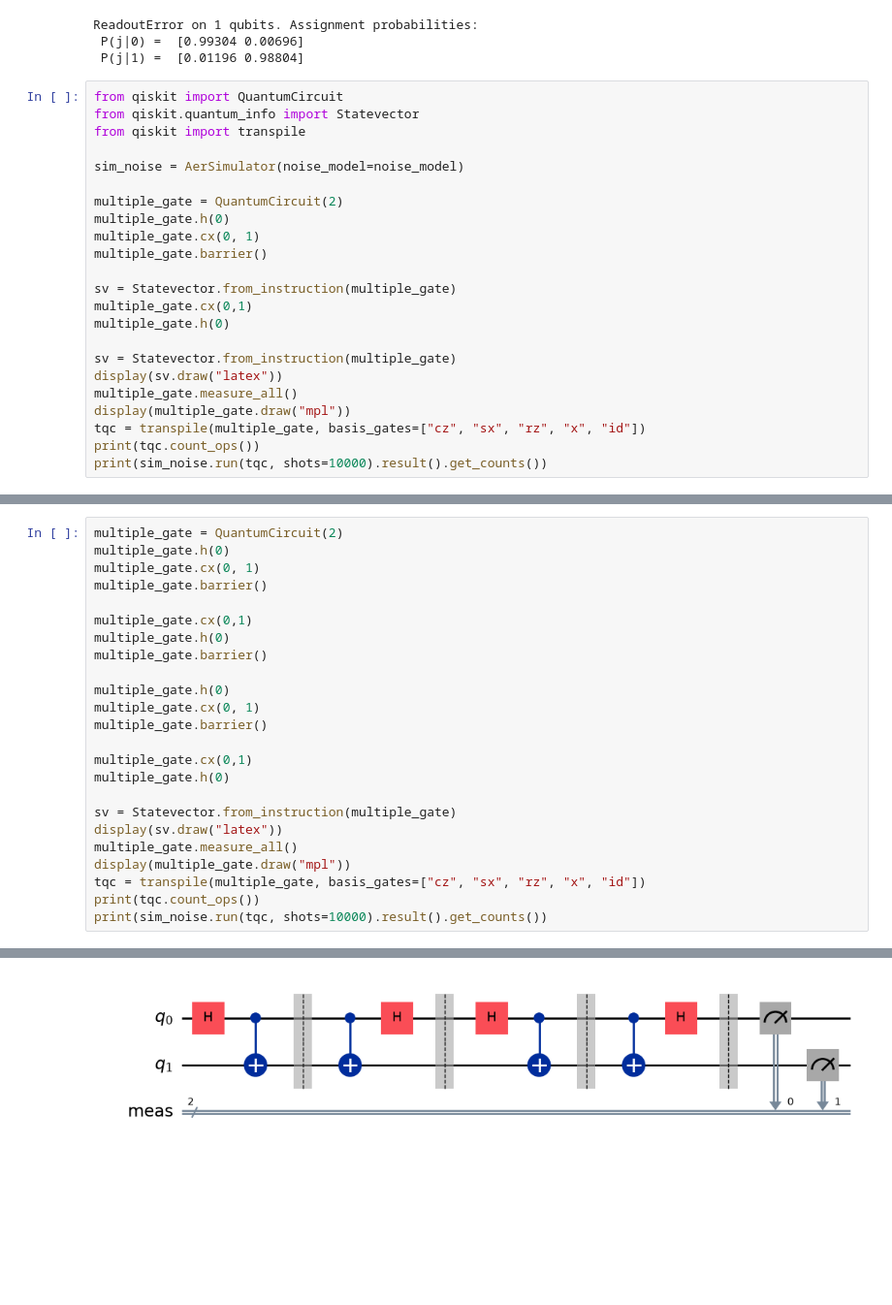
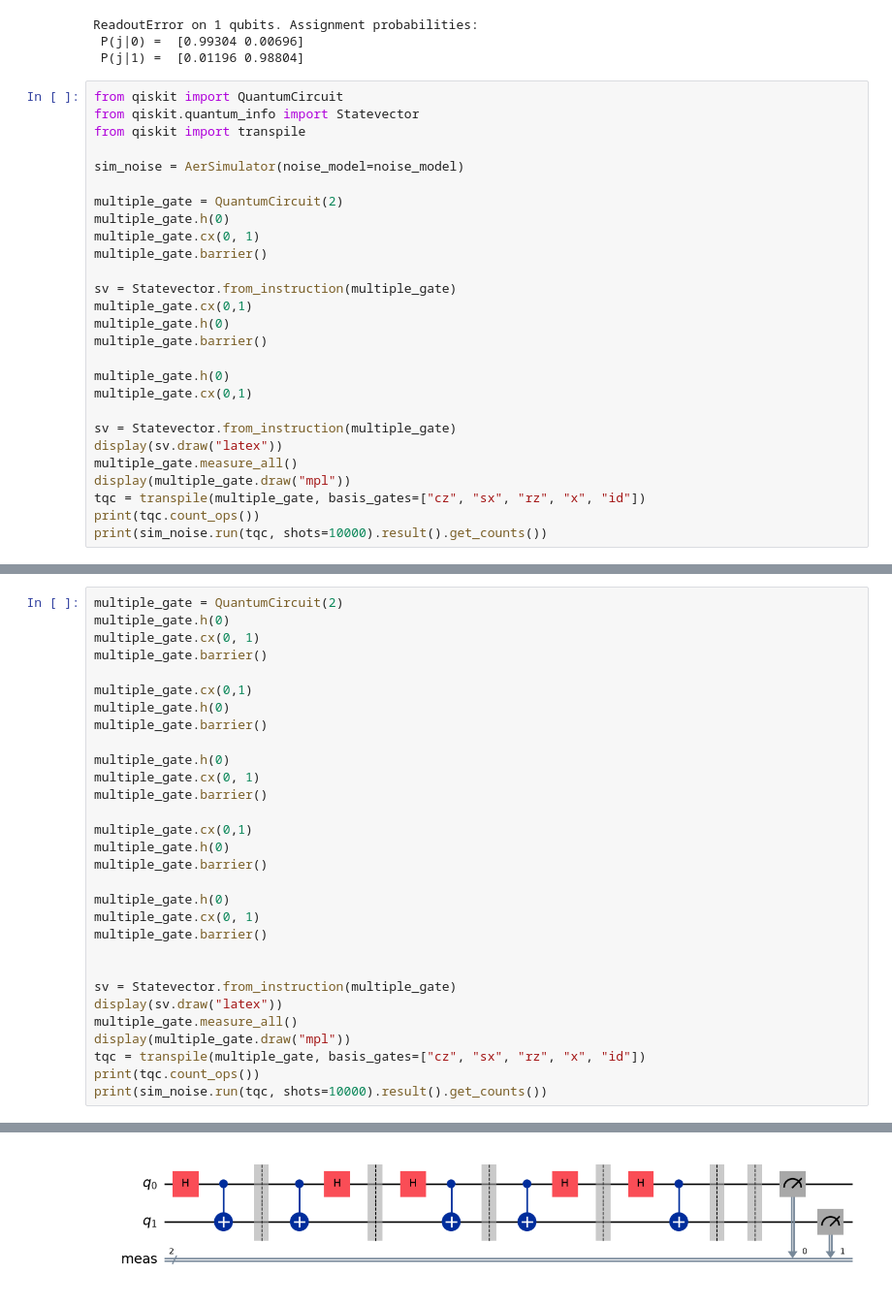
Before and after one commit to rlaxpdk/3rd_Year_Individual_Project, a Jupyter notebook: Noise_model.ipynb, the cells around one changed output, grey strips where cells are left out. Shown at 97% size. Cells and saved outputs as stored; diff of their text form; blank space fills up the shorter version.

```diff
--- a/Noise_model.ipynb
+++ b/Noise_model.ipynb
@@ -204,6 +204,10 @@ multiple_gate.barrier()
 sv = Statevector.from_instruction(multiple_gate)
 multiple_gate.cx(0,1)
 multiple_gate.h(0)
+multiple_gate.barrier()
+
+multiple_gate.h(0)
+multiple_gate.cx(0,1)
 
 sv = Statevector.from_instruction(multiple_gate)
 display(sv.draw("latex"))
@@ -248,6 +252,12 @@ multiple_gate.barrier()
 
 multiple_gate.cx(0,1)
 multiple_gate.h(0)
+multiple_gate.barrier()
+
+multiple_gate.h(0)
+multiple_gate.cx(0, 1)
+multiple_gate.barrier()
+
 
 sv = Statevector.from_instruction(multiple_gate)
 display(sv.draw("latex"))
@@ -261 +271 @@ $$ |00\rangle$$
-[figure, old version]
+[figure, new version]
```
Also changed, not shown: parts of 5 cells of this notebook, 4 other files.
